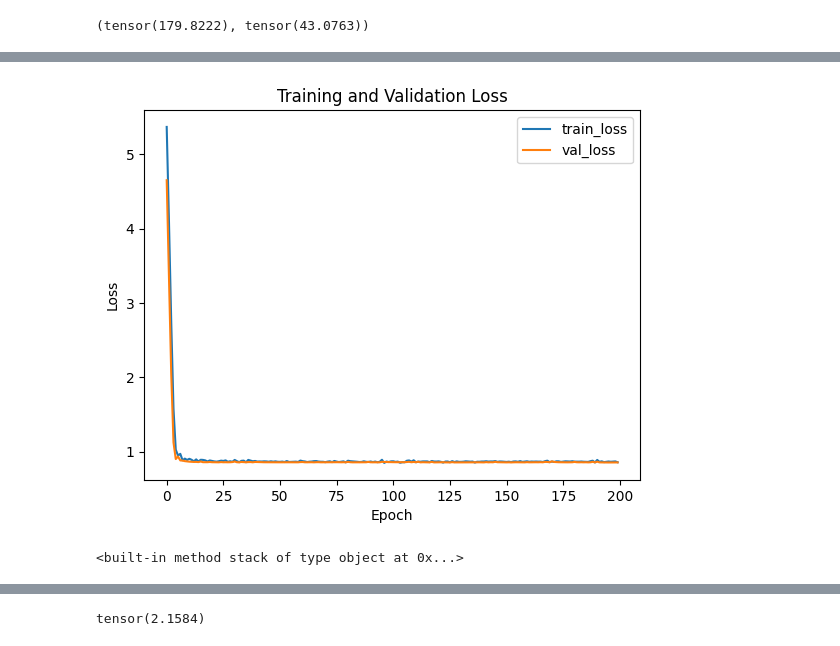
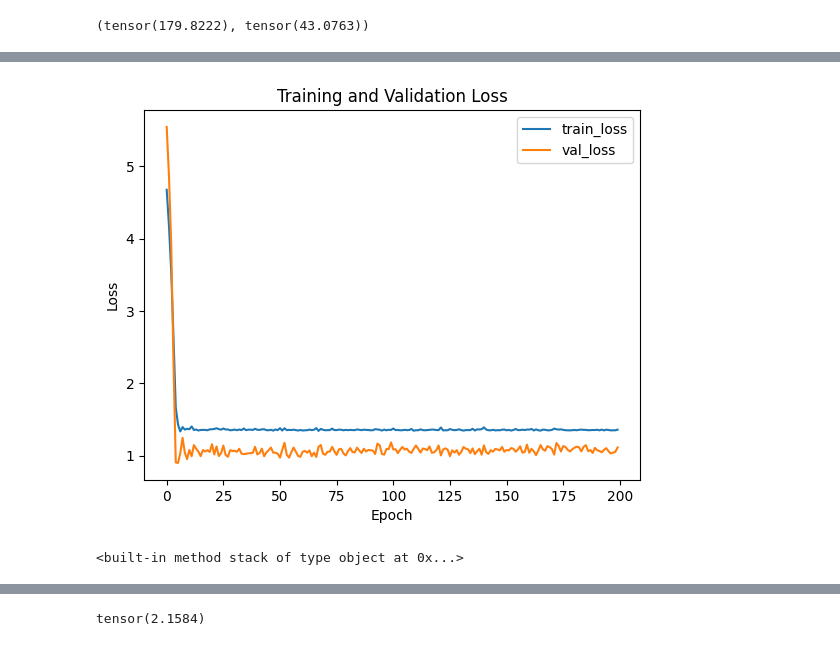
Before and after one commit to pop756/Quantum_KAN, a Jupyter notebook: Real_backend.ipynb, the cells around one changed output, grey strips where cells are left out. Saved outputs shown, nothing was run; the diff lists cells and outputs as text; code cells hidden in the pictures.

```diff
--- a/Real_backend.ipynb
+++ b/Real_backend.ipynb
@@ -43,12 +59,11 @@ def create_trotterized_ising_model_circuit(num_qubits, trotter_steps, time):
             qc.rx(2 * h_params[i] * delta_t, i)
 
         # 스핀 간 상호작용 항목 추가
-        for i in range(num_qubits):
-            for j in range(i + 1, num_qubits):
-                if J_params[i][j] != 0:
-                    qc.cx(i, j)
-                    qc.rz(2 * J_params[i][j] * delta_t, j)
-                    qc.cx(i, j)
+        for i in range(num_qubits-1):
+            if J_params[i][i+1] != 0:
+                qc.cx(i, i+1)
+                qc.rz(2 * J_params[i][i+1] * delta_t, i+1)
+                qc.cx(i, i+1)
 
     return qc, h_params, J_params
 
@@ -442,7 +421,7 @@ from qiskit.primitives import StatevectorEstimator
 import torch
 from qiskit.quantum_info import SparsePauliOp
 np.random.seed(30)
-theta = np.random.uniform(-3.14, 3.14, [100,10])
+theta = np.random.uniform(-3.14, 3.14, [100,len(trotterized_ising_circuit.parameters)])
 estimator = StatevectorEstimator()
 hamiltonian = SparsePauliOp.from_list([("ZIII", 1), ("IZII", 1), ("IIZI", 1),("IIIZ", 1)])
 job_train = estimator.run([(trotterized_ising_circuit_train, hamiltonian, theta[i]) for i in range(100)])
@@ -504,7 +507,7 @@ torch.sum(abs(validation_label)),torch.sum(abs(train_set[0]))
 (tensor(179.8222), tensor(43.0763))
 # %%
 import torch
-l_list = [1]
+l_list = [1,1.5,2,2.5,3]
 train_set = []
 valid_set = []
 
@@ -516,12 +519,12 @@ for l in l_list:
   job_valid = service.jobs(backend_name=backend_name,job_tags=['ecr',f'l={l}'],pending=False)
   for res in job_train[0].result():
     train_list.append(res.data.evs)
-  """
+
   for res in job_valid[0].result():
     valid_list.append(res.data.evs)
-  """
+
   train_set.append(torch.tensor(np.array(train_list),dtype=torch.float32))
-  #valid_set.append(torch.tensor(np.array(valid_list),dtype=torch.float32))
+  valid_set.append(torch.tensor(np.array(valid_list),dtype=torch.float32))
 # %%
 inputs = job_train[0].inputs
 # %%
@@ -559,7 +562,7 @@ validation_loader = DataLoader(validation_dataset, batch_size=10, shuffle=False)
 class MLP(nn.Module):
     def __init__(self):
         super(MLP, self).__init__()
-        self.layer1 = nn.Linear(3, 64)
+        self.layer1 = nn.Linear(5, 64)
         self.layer2 = nn.Linear(64, 64)
         self.output = nn.Linear(64, 1)
         self.relu = nn.ReLU()
@@ -587,7 +590,7 @@ class LSTMModel(nn.Module):
         return out
 
 # 모델 초기화
-model = MLP()
+model = LSTMModel(1,64,1)
 # 손실 함수 및 옵티마이저
 criterion = nn.MSELoss()
 optimizer = optim.Adam(model.parameters(), lr=0.001)
@@ -658,4 +661,4 @@ Epoch 200/200, Training Loss: 0.8588082075119019, Validation Loss: 0.85656347274
-[figure, old version]
+[figure, new version]
 <built-in method stack of type object at 0x...>
 # %%
 with torch.no_grad():
```
Also changed, not shown: parts of 21 cells of this notebook.
